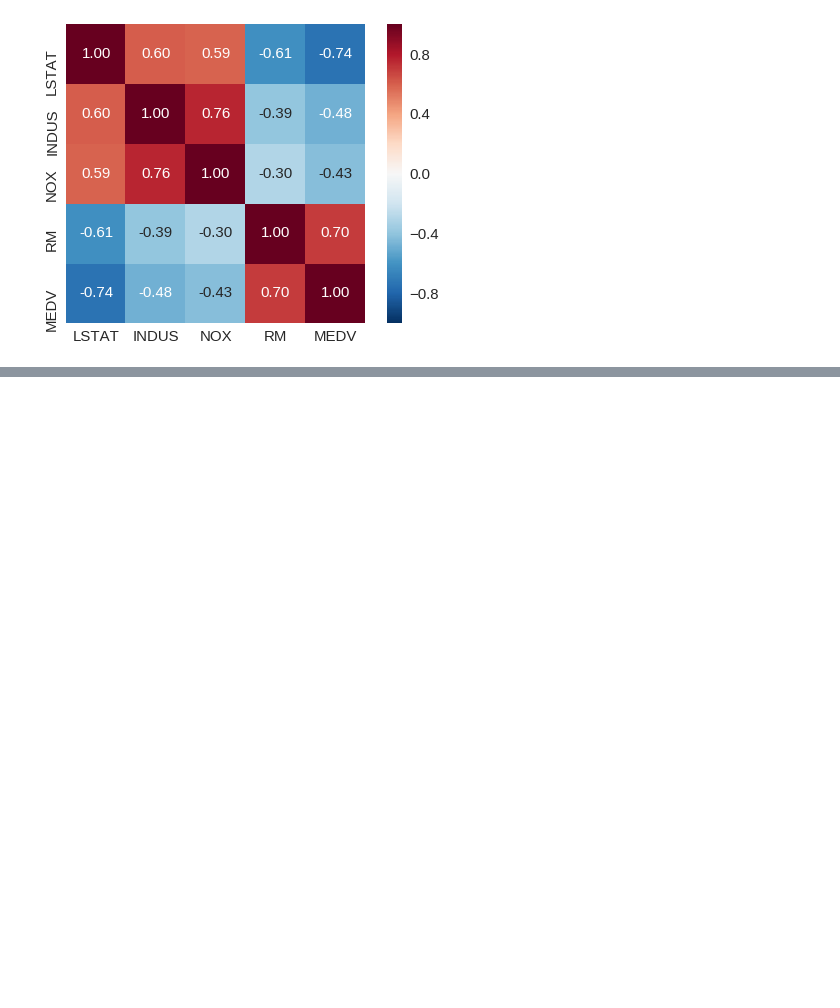
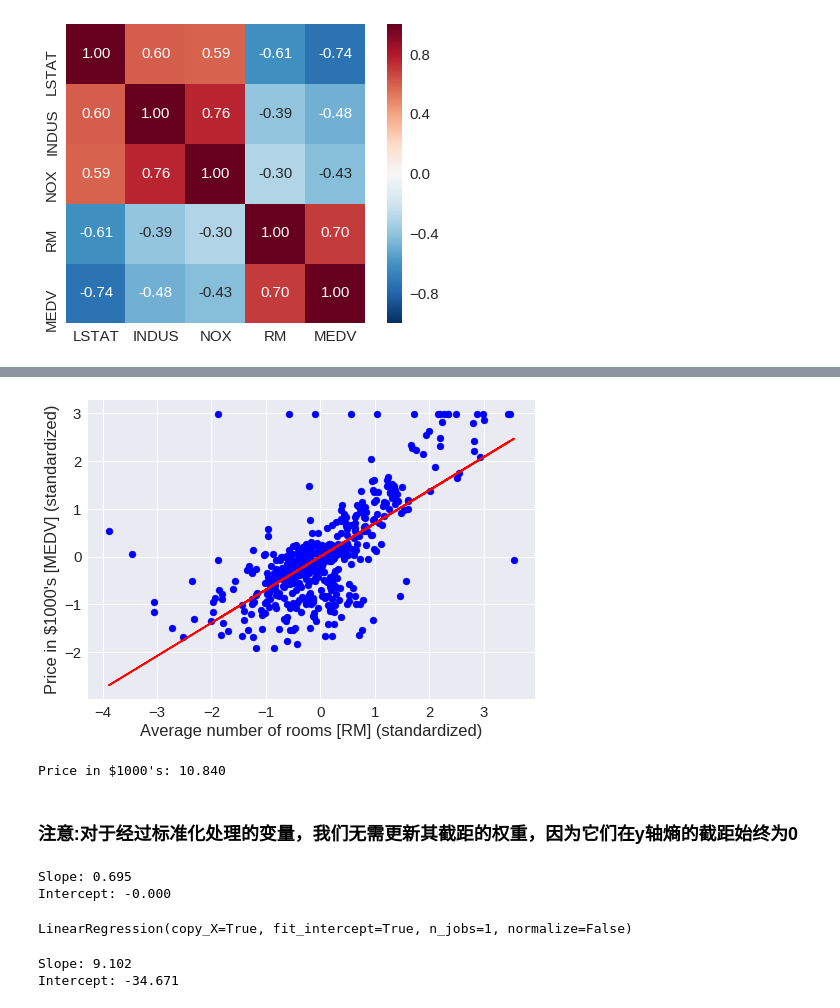
Before and after one commit to JozeeLin/python-, a Jupyter notebook: ch10/回归模型.ipynb, the cells around one changed output, grey strips where cells are left out. Saved outputs shown, nothing was run; the diff lists cells and outputs as text; code cells hidden in the pictures; blank space fills up the shorter version.

```diff
--- a/ch10/回归模型.ipynb
+++ b/ch10/回归模型.ipynb
@@ -37,0 +73,37 @@ plt.show()
+# %%
+def lin_regplot(X,y,model):
+    plt.scatter(X,y,c='blue')
+    plt.plot(X,model.predict(X),color='red')
+    return None
+# %%
+lin_regplot(X_std, y_std, lr)
+plt.xlabel('Average number of rooms [RM] (standardized)')
+plt.ylabel('Price in $1000\'s [MEDV] (standardized)')
+plt.show()
+# %% [output]
+[figure, added]
+# %%
+num_rooms_std = sc_x.transform([5.0])
+price_std = lr.predict(num_rooms_std)
+print("Price in $1000's: %.3f" % sc_y.inverse_transform(price_std))
+# %% [output]
+Price in $1000's: 10.840
+# %% [markdown]
+### 注意:对于经过标准化处理的变量，我们无需更新其截距的权重，因为它们在y轴熵的截距始终为0
+# %%
+print('Slope: %.3f' % lr.w_[1])
+print('Intercept: %.3f' %lr.w_[0])
+# %% [output]
+Slope: 0.695
+Intercept: -0.000
+# %%
+slr = LinearRegression()
+slr.fit(X,y)
+# %% [output]
+LinearRegression(copy_X=True, fit_intercept=True, n_jobs=1, normalize=False)
+# %%
+print('Slope: %.3f' % slr.coef_[0])
+print('Intercept: %.3f' % slr.intercept_)
+# %% [output]
+Slope: 9.102
+Intercept: -34.671
```
Also changed, not shown: parts of 38 cells of this notebook, 3 other files.
